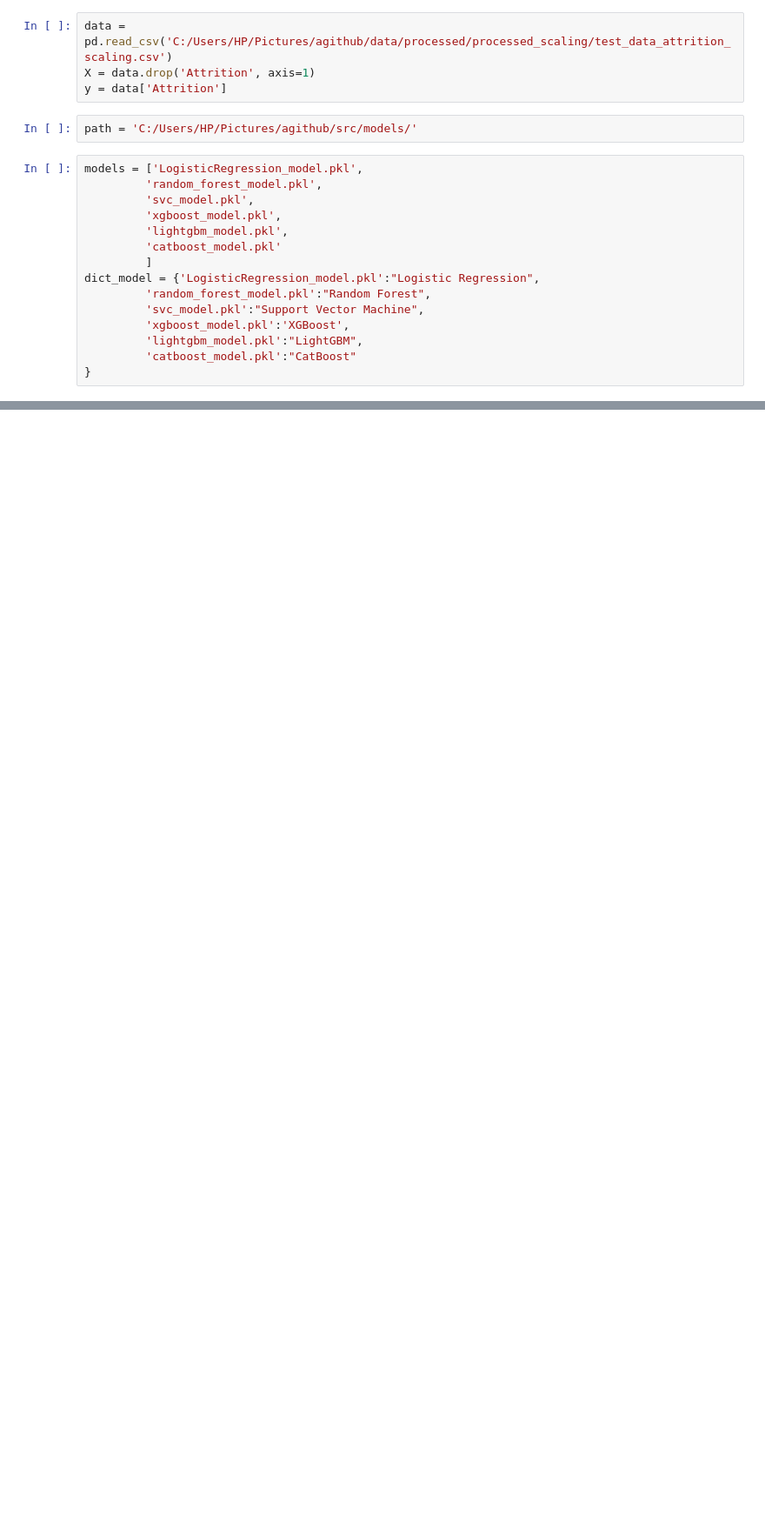
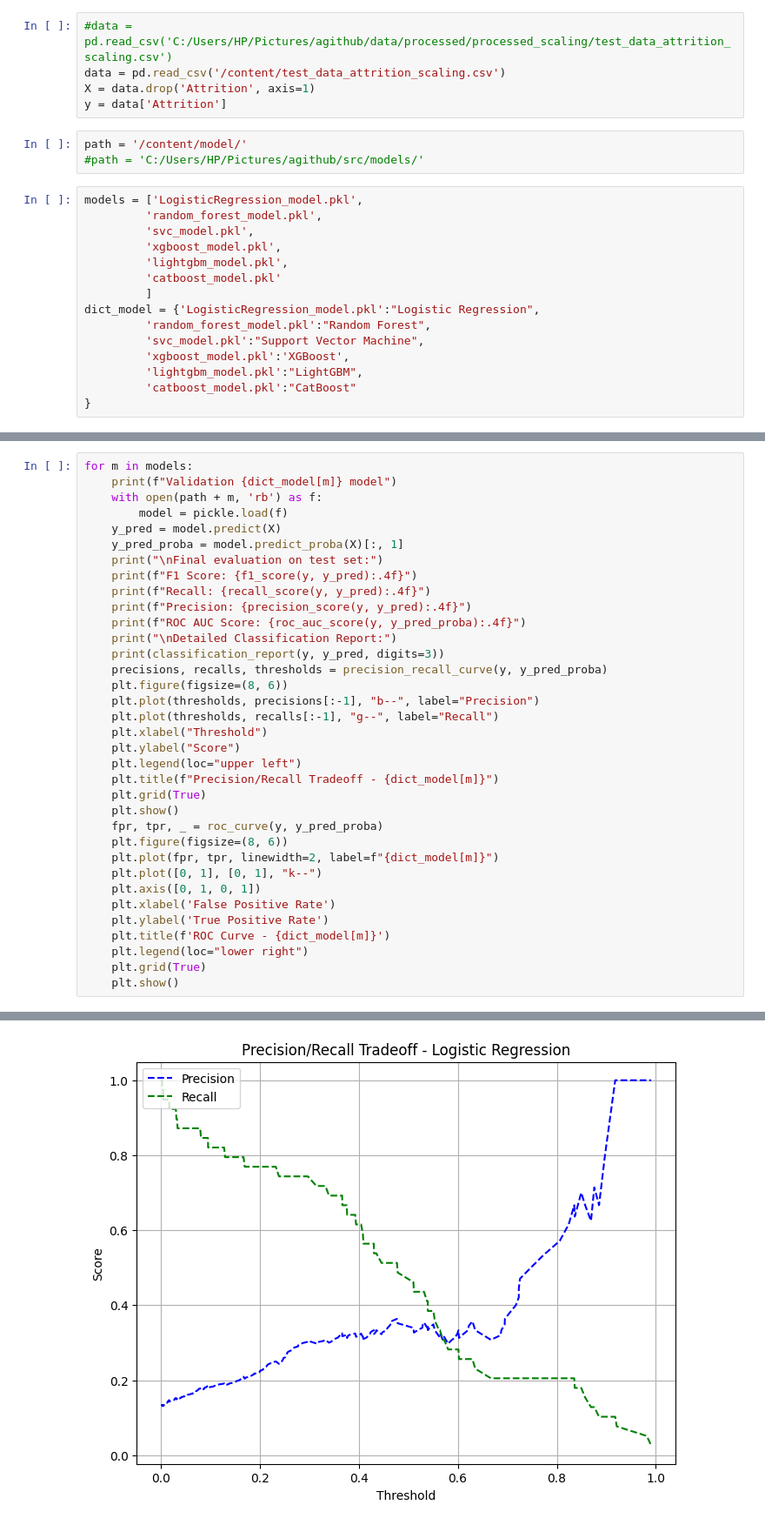
Before and after one commit to nqnghia02/HR-Analytics, a Jupyter notebook: src/evaluation/testing_model.ipynb, the cells around one changed output, grey strips where cells are left out. Shown: that part at 87% size. Cells and saved outputs as stored; diff of their text form; blank space fills up the shorter version.

Commit message:
Visualize model

```diff
--- a/src/evaluation/testing_model.ipynb
+++ b/src/evaluation/testing_model.ipynb
@@ -18,11 +41,13 @@ from sklearn.feature_selection import SelectKBest, f_classif
 import warnings
 import random
 # %%
-data = pd.read_csv('C:/Users/HP/Pictures/agithub/data/processed/processed_scaling/test_data_attrition_scaling.csv')
+#data = pd.read_csv('C:/Users/HP/Pictures/agithub/data/processed/processed_scaling/test_data_attrition_scaling.csv')
+data = pd.read_csv('/content/test_data_attrition_scaling.csv')
 X = data.drop('Attrition', axis=1)
 y = data['Attrition']
 # %%
-path = 'C:/Users/HP/Pictures/agithub/src/models/'
+path = '/content/model/'
+#path = 'C:/Users/HP/Pictures/agithub/src/models/'
 # %%
 models = ['LogisticRegression_model.pkl',
          'random_forest_model.pkl',
@@ -102,0 +66,36 @@ weighted avg      0.850     0.755     0.788       294
+# %%
+for m in models:
+    print(f"Validation {dict_model[m]} model")
+    with open(path + m, 'rb') as f:
+        model = pickle.load(f)
+    y_pred = model.predict(X)
+    y_pred_proba = model.predict_proba(X)[:, 1]
+    print("\nFinal evaluation on test set:")
+    print(f"F1 Score: {f1_score(y, y_pred):.4f}")
+    print(f"Recall: {recall_score(y, y_pred):.4f}")
+    print(f"Precision: {precision_score(y, y_pred):.4f}")
+    print(f"ROC AUC Score: {roc_auc_score(y, y_pred_proba):.4f}")
+    print("\nDetailed Classification Report:")
+    print(classification_report(y, y_pred, digits=3))
+    precisions, recalls, thresholds = precision_recall_curve(y, y_pred_proba)
+    plt.figure(figsize=(8, 6))
+    plt.plot(thresholds, precisions[:-1], "b--", label="Precision")
+    plt.plot(thresholds, recalls[:-1], "g--", label="Recall")
+    plt.xlabel("Threshold")
+    plt.ylabel("Score")
+    plt.legend(loc="upper left")
+    plt.title(f"Precision/Recall Tradeoff - {dict_model[m]}")
+    plt.grid(True)
+    plt.show()
+    fpr, tpr, _ = roc_curve(y, y_pred_proba)
+    plt.figure(figsize=(8, 6))
+    plt.plot(fpr, tpr, linewidth=2, label=f"{dict_model[m]}")
+    plt.plot([0, 1], [0, 1], "k--")
+    plt.axis([0, 1, 0, 1])
+    plt.xlabel('False Positive Rate')
+    plt.ylabel('True Positive Rate')
+    plt.title(f'ROC Curve - {dict_model[m]}')
+    plt.legend(loc="lower right")
+    plt.grid(True)
+    plt.show()
+# %% [output]
@@ -102,0 +125 @@ weighted avg      0.850     0.755     0.788       294
+[figure, added]
```
Also changed, not shown: parts of 4 cells of this notebook.
